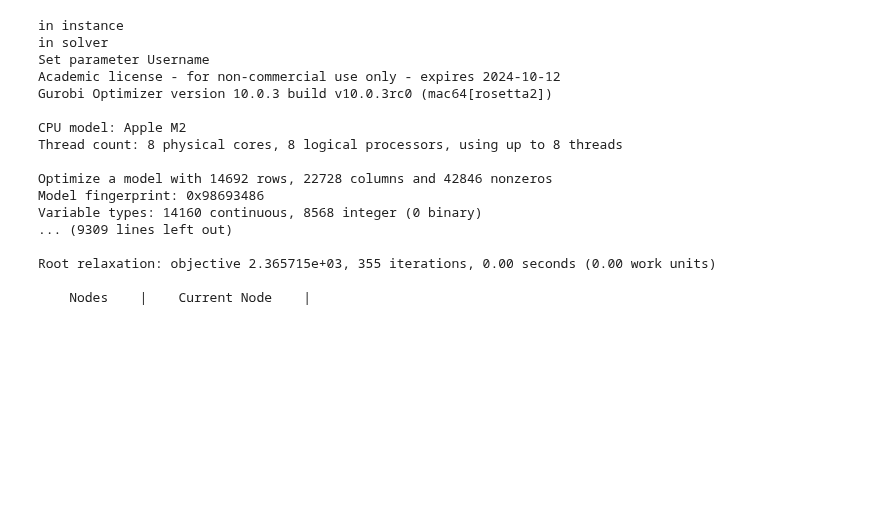
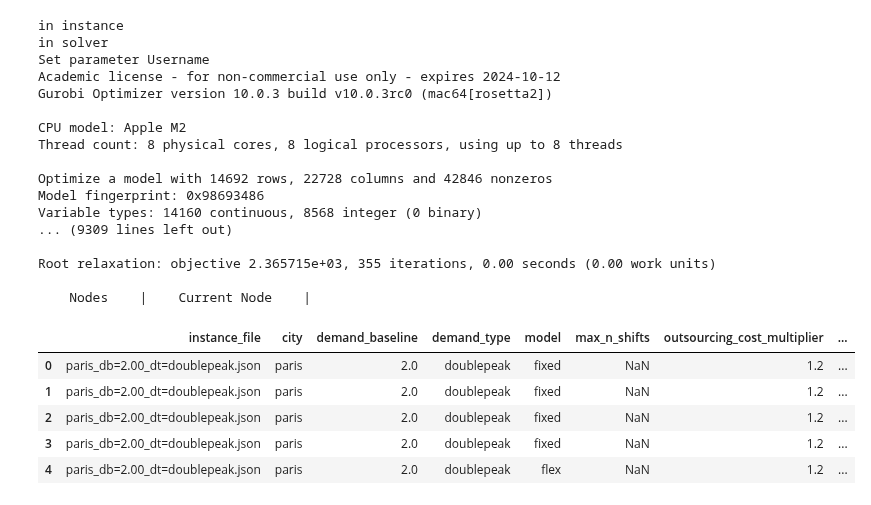
Before and after one commit to carlosperez1997/lmd-sizing-scheduling, a Jupyter notebook: code_output/shift_instance_output.ipynb, the cells around one changed output. Drawn from its saved outputs; the diff is of its cells as text; code cells hidden in the pictures; blank space fills up the shorter version.

```diff
--- a/code_output/shift_instance_output.ipynb
+++ b/code_output/shift_instance_output.ipynb
@@ -164,0 +166,9 @@ df_output = pd.concat(list_output, ignore_index = True)
+# %%
+df_output.head()
+# %% [output]
+|  | instance_file | city | demand_baseline | demand_type | model | max_n_shifts | outsourcing_cost_multiplier | ... |
+| 0 | paris_db=2.00_dt=doublepeak.json | paris | 2.0 | doublepeak | fixed | NaN | 1.2 | ... |
+| 1 | paris_db=2.00_dt=doublepeak.json | paris | 2.0 | doublepeak | fixed | NaN | 1.2 | ... |
+| 2 | paris_db=2.00_dt=doublepeak.json | paris | 2.0 | doublepeak | fixed | NaN | 1.2 | ... |
+| 3 | paris_db=2.00_dt=doublepeak.json | paris | 2.0 | doublepeak | fixed | NaN | 1.2 | ... |
+| 4 | paris_db=2.00_dt=doublepeak.json | paris | 2.0 | doublepeak | flex | NaN | 1.2 | ... |
```
Also changed, not shown: parts of 2 cells of this notebook, 2 other files.
